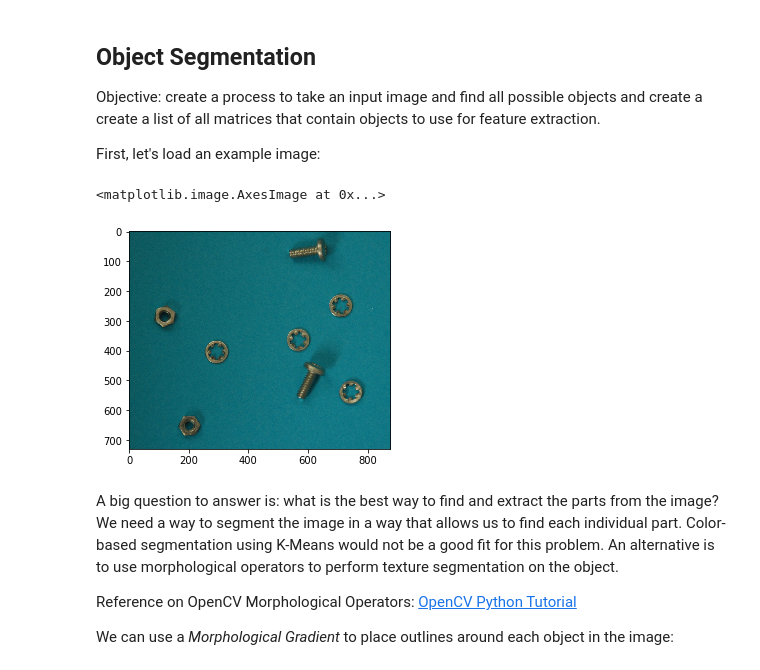
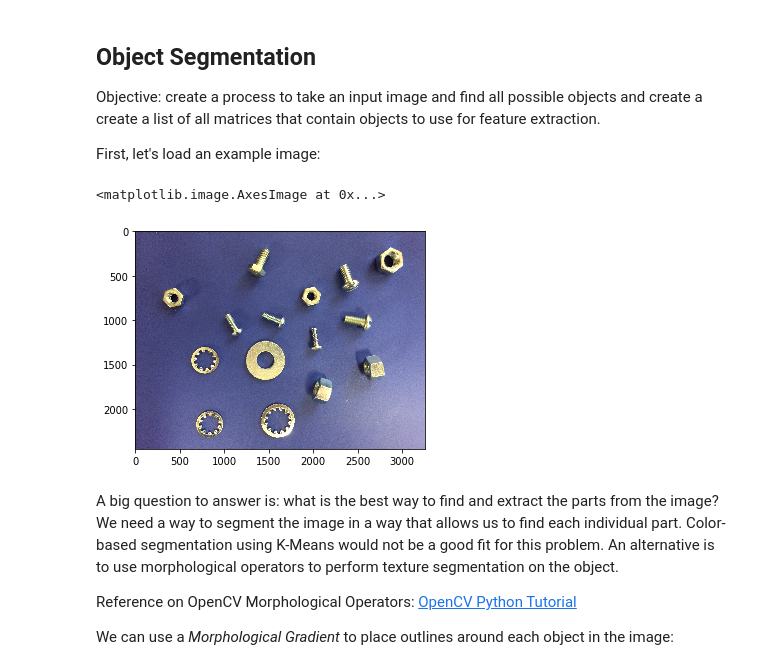
Before and after one commit to mtfuller/CS4732-Nuts-and-Bolts, a Jupyter notebook: Nuts and Bolts Project.ipynb, the cells around one changed output. Saved outputs shown, nothing was run; the diff lists cells and outputs as text; code cells hidden in the pictures.

```diff
--- a/Nuts and Bolts Project.ipynb
+++ b/Nuts and Bolts Project.ipynb
@@ -41,15 +41,17 @@ First, let's load an example image:
 # %%
 import cv2
 import numpy as np
 from matplotlib import pyplot as plt
 
 %matplotlib inline
 
-original = cv2.imread('./img/bolts2.jpg',1)
+input_file = './img/bolts.png'
+
+original = cv2.imread(input_file,1)
 plt.imshow(cv2.cvtColor(original, cv2.COLOR_BGR2RGB))
 # %% [output]
 <matplotlib.image.AxesImage at 0x...>
-[figure, old version]
+[figure, new version]
 # %% [markdown]
 A big question to answer is: what is the best way to find and extract the parts from the image? We need a way to segment the image in a way that allows us to find each individual part. Color-based segmentation using K-Means would not be a good fit for this problem. An alternative is to use morphological operators to perform texture segmentation on the object.
 
```
Also changed, not shown: parts of 7 cells of this notebook.
